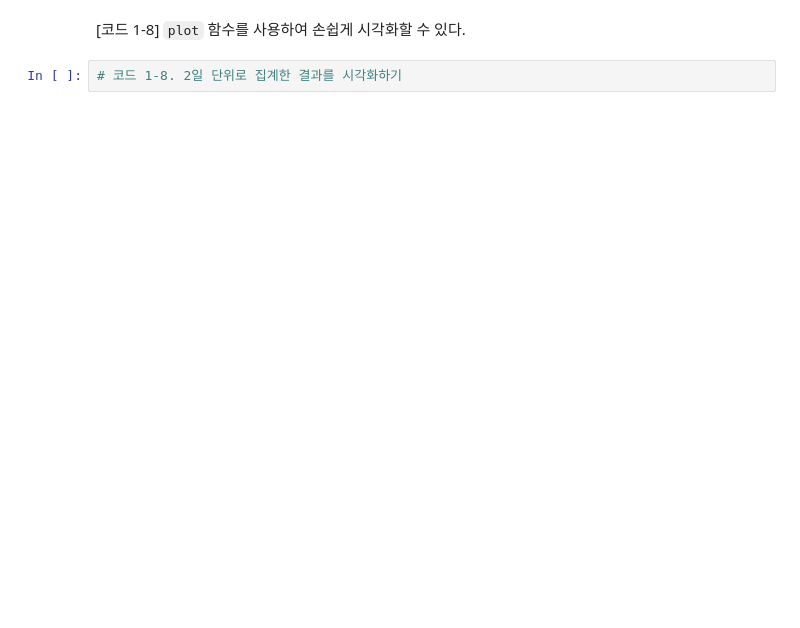
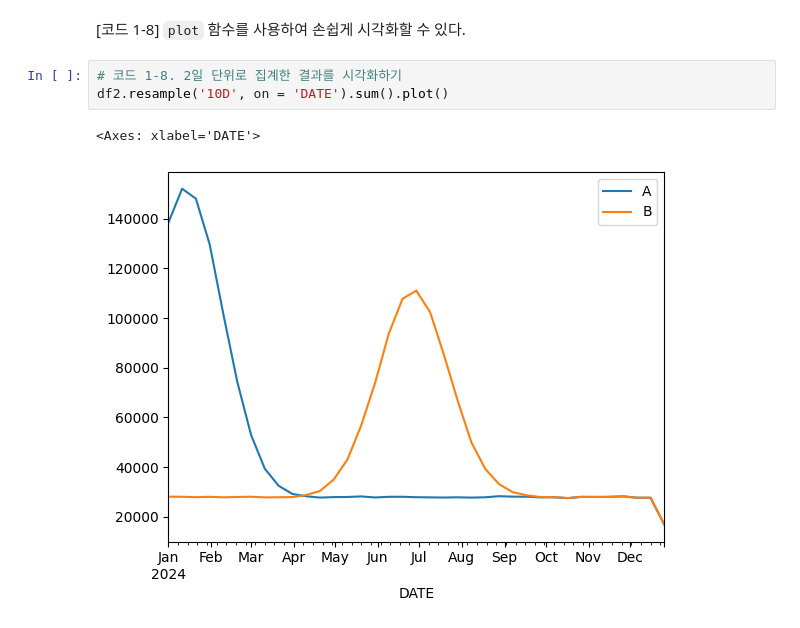
Before and after one commit to tjwjddms951/kimpadas_ex_ok, a Jupyter notebook: ex/01_판다스로_데이터_다루기_체험(연습).ipynb, the cells around one changed output. Cells and saved outputs as stored; diff of their text form; blank space fills up the shorter version.

```diff
--- a/ex/01_판다스로_데이터_다루기_체험(연습).ipynb
+++ b/ex/01_판다스로_데이터_다루기_체험(연습).ipynb
@@ -76,3 +103,7 @@ df2
 `plot` 함수를 사용하여 손쉽게 시각화할 수 있다.
 # %%
 # 코드 1-8. 2일 단위로 집계한 결과를 시각화하기
+df2.resample('10D', on = 'DATE').sum().plot()
+# %% [output]
+<Axes: xlabel='DATE'>
+[figure, added]
```
Also changed, not shown: parts of 5 cells of this notebook.
